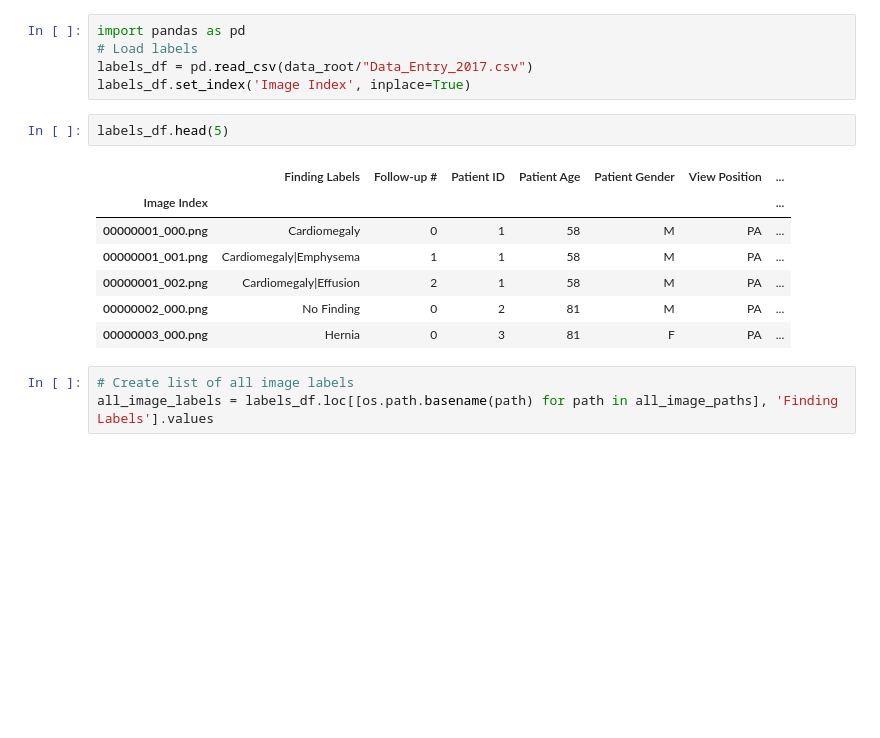
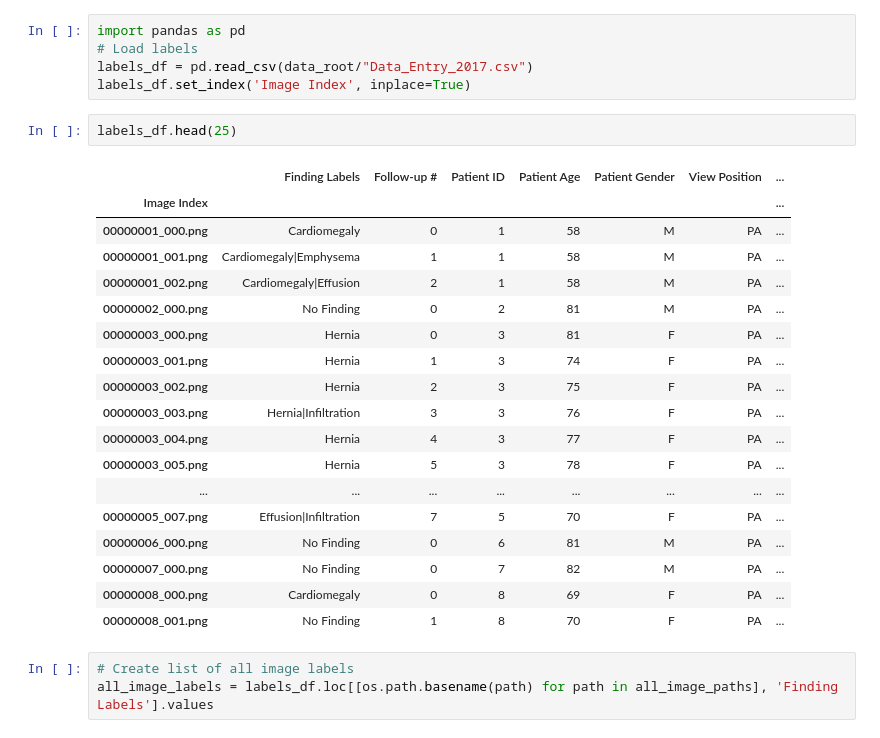
Before and after one commit to sachamagier/chest-predictor, a Jupyter notebook: notebooks/ADE-Notebook.ipynb, the cells around one changed output. Saved outputs shown, nothing was run; the diff lists cells and outputs as text; blank space fills up the shorter version.

```diff
--- a/notebooks/ADE-Notebook.ipynb
+++ b/notebooks/ADE-Notebook.ipynb
@@ -150,15 +150,26 @@ import pandas as pd
 labels_df = pd.read_csv(data_root/"Data_Entry_2017.csv")
 labels_df.set_index('Image Index', inplace=True)
 # %%
-labels_df.head(5)
+labels_df.head(25)
 # %% [output]
 |  | Finding Labels | Follow-up # | Patient ID | Patient Age | Patient Gender | View Position | ... |
 | Image Index |  |  |  |  |  |  | ... |
 | 00000001_000.png | Cardiomegaly | 0 | 1 | 58 | M | PA | ... |
 | 00000001_001.png | Cardiomegaly|Emphysema | 1 | 1 | 58 | M | PA | ... |
 | 00000001_002.png | Cardiomegaly|Effusion | 2 | 1 | 58 | M | PA | ... |
 | 00000002_000.png | No Finding | 0 | 2 | 81 | M | PA | ... |
 | 00000003_000.png | Hernia | 0 | 3 | 81 | F | PA | ... |
+| 00000003_001.png | Hernia | 1 | 3 | 74 | F | PA | ... |
+| 00000003_002.png | Hernia | 2 | 3 | 75 | F | PA | ... |
+| 00000003_003.png | Hernia|Infiltration | 3 | 3 | 76 | F | PA | ... |
+| 00000003_004.png | Hernia | 4 | 3 | 77 | F | PA | ... |
+| 00000003_005.png | Hernia | 5 | 3 | 78 | F | PA | ... |
+| ... | ... | ... | ... | ... | ... | ... | ... |
+| 00000005_007.png | Effusion|Infiltration | 7 | 5 | 70 | F | PA | ... |
+| 00000006_000.png | No Finding | 0 | 6 | 81 | M | PA | ... |
+| 00000007_000.png | No Finding | 0 | 7 | 82 | M | PA | ... |
+| 00000008_000.png | Cardiomegaly | 0 | 8 | 69 | F | PA | ... |
+| 00000008_001.png | No Finding | 1 | 8 | 70 | F | PA | ... |
 # %%
 # Create list of all image labels
 all_image_labels = labels_df.loc[[os.path.basename(path) for path in all_image_paths], 'Finding Labels'].values
```
Also changed, not shown: parts of 2 cells of this notebook, 2 other files.
